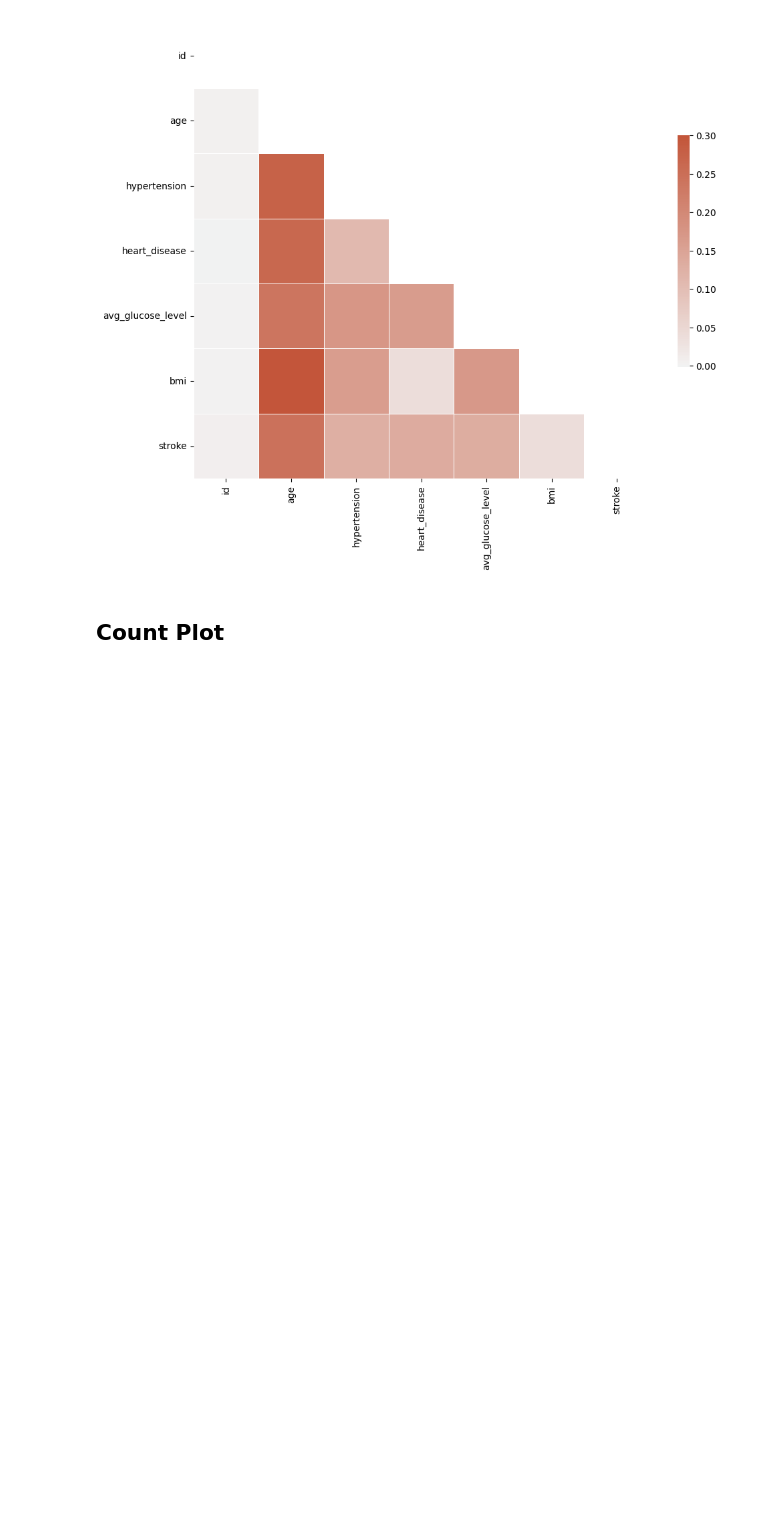
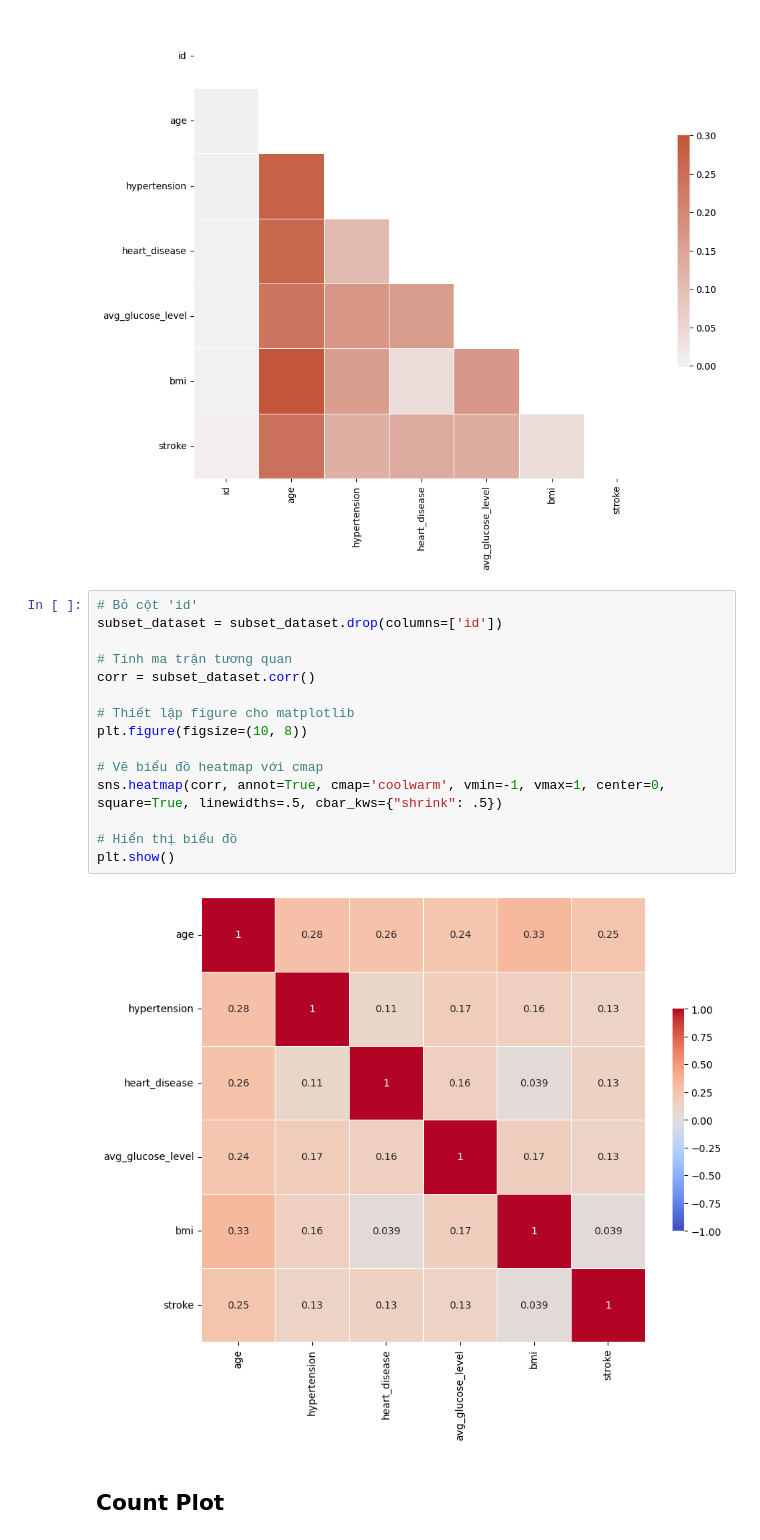
Before and after one commit to hoandkjxhbfhk/stroke-predict, a Jupyter notebook: stroke-eda-smote-9-models-90-accuracy.ipynb, the cells around one changed output. Saved outputs shown, nothing was run; the diff lists cells and outputs as text; blank space fills up the shorter version.

```diff
--- a/stroke-eda-smote-9-models-90-accuracy.ipynb
+++ b/stroke-eda-smote-9-models-90-accuracy.ipynb
@@ -189,6 +189,23 @@ sns.heatmap(corr, mask=mask, cmap=cmap, vmax=.3, center=0, square=True, linewidt
 # %% [output]
 <Axes: >
 [figure]
+# %%
+# Bỏ cột 'id'
+subset_dataset = subset_dataset.drop(columns=['id'])
+
+# Tính ma trận tương quan
+corr = subset_dataset.corr()
+
+# Thiết lập figure cho matplotlib
+plt.figure(figsize=(10, 8))
+
+# Vẽ biểu đồ heatmap với cmap
+sns.heatmap(corr, annot=True, cmap='coolwarm', vmin=-1, vmax=1, center=0, square=True, linewidths=.5, cbar_kws={"shrink": .5})
+
+# Hiển thị biểu đồ
+plt.show()
+# %% [output]
+[figure, added]
 # %% [markdown]
 ## **Count Plot** <a id="3.2"></a>
 # %% [markdown]
```
Also changed, not shown: parts of 10 cells of this notebook.
